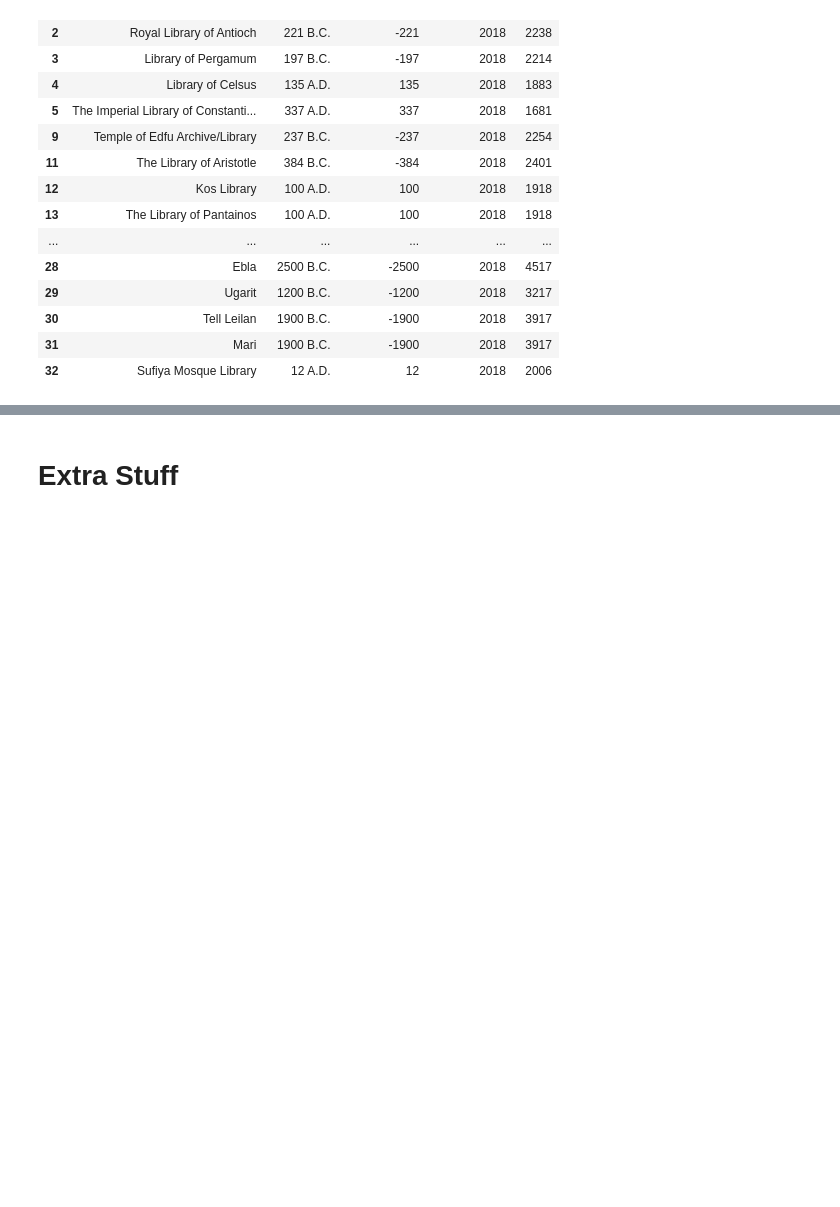
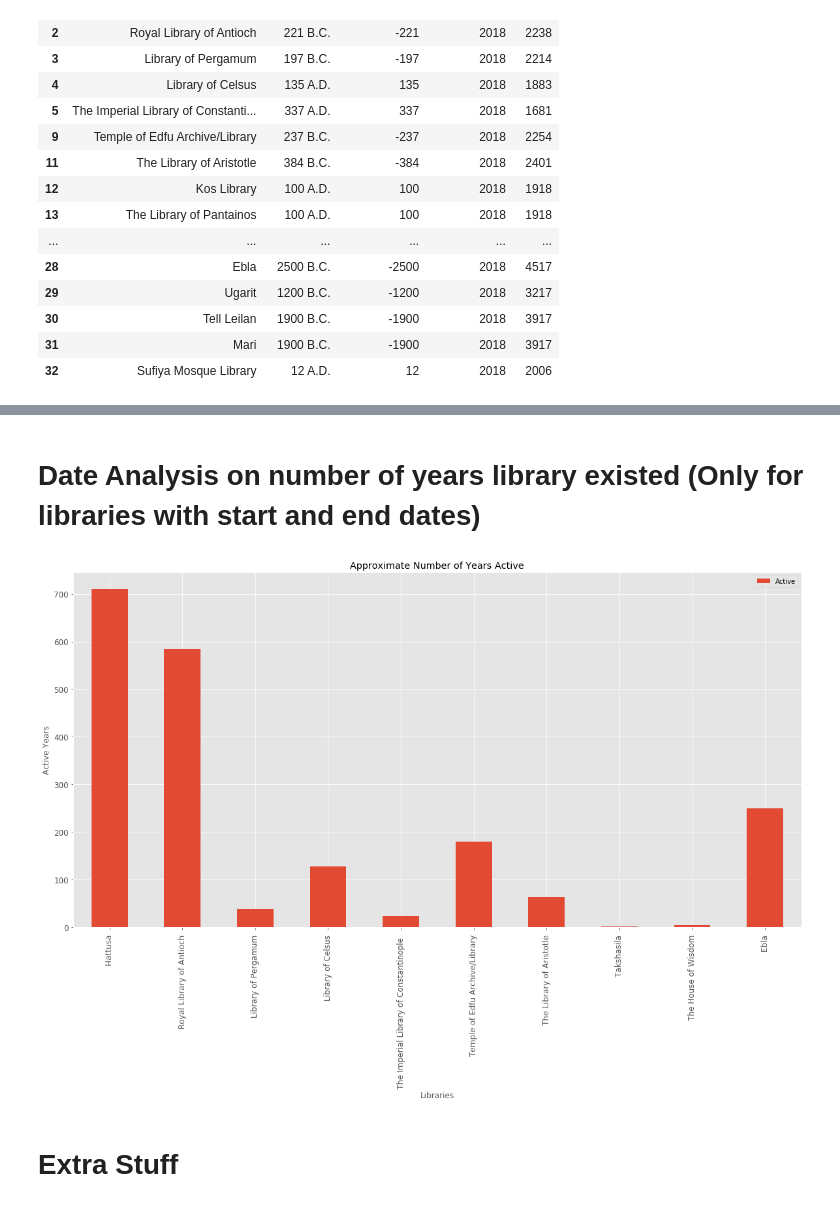
Before and after one commit to Data-HistoryLovers/Hist_Blogs, a Jupyter notebook: Hist01_AncientLibraries.ipynb, the cells around one changed output, grey strips where cells are left out. Saved outputs shown, nothing was run; the diff lists cells and outputs as text; code cells hidden in the pictures; blank space fills up the shorter version.

```diff
--- a/Hist01_AncientLibraries.ipynb
+++ b/Hist01_AncientLibraries.ipynb
@@ -434,3 +433,25 @@ Text(0,0.5,'Number of Years')
+# %% [markdown]
+# Date Analysis on number of years library existed (Only for libraries with start and end dates)
+# %%
+plt.style.use('ggplot')
+date_compare3 = df3.filter(['Library', 'Start_Date', 'End_Date', 'Start_Date_Y', 'End_Date_Y'], axis=1)
+##date_compare3= date_compare3.dropna(subset=['Start_Date_Y', 'End_Date_Y'], how='all')
+date_compare3 = date_compare3.dropna(subset=['Start_Date_Y'])
+date_compare3 = date_compare3.dropna(subset=['End_Date_Y'])
+date_compare3['Start_Date_Y'] = pd.to_numeric(date_compare3['Start_Date_Y'], errors='coerce')
+date_compare3['End_Date_Y'] = date_compare3['End_Date_Y'].str.replace(' ', '')
+date_compare3['End_Date_Y'] = pd.to_numeric(date_compare3['End_Date_Y'], errors='coerce')
+date_compare3['Active'] = date_compare3['End_Date_Y'] - date_compare3['Start_Date_Y']
+date_compare3 = date_compare3.filter(['Library', 'Active', 'Start_Date'])
+ax = date_compare3.plot(kind='bar', stacked = 'True', title ="Approximate Number of Years Active"
+                        ,figsize=(20, 10),legend=True, fontsize=12)
+ax.set_xlabel("Libraries",fontsize=12)
+ax.set_ylabel("Active Years",fontsize=12)
+ax.set_xticklabels(date_compare3['Library'], rotation=90)
+plt.savefig('Years_Active')
+plt.show()
+# %% [output]
+[figure, added]
 # %% [markdown]
 # Extra Stuff
 # %%
```
Also changed, not shown: parts of 13 cells of this notebook, 5 other files.
